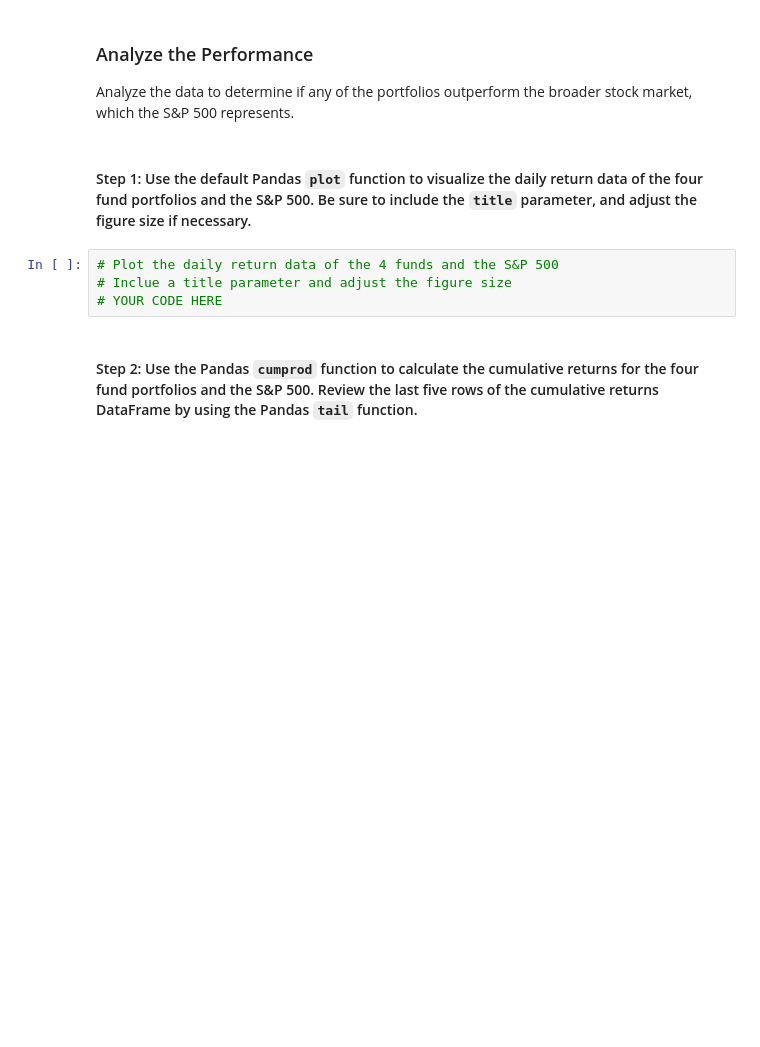
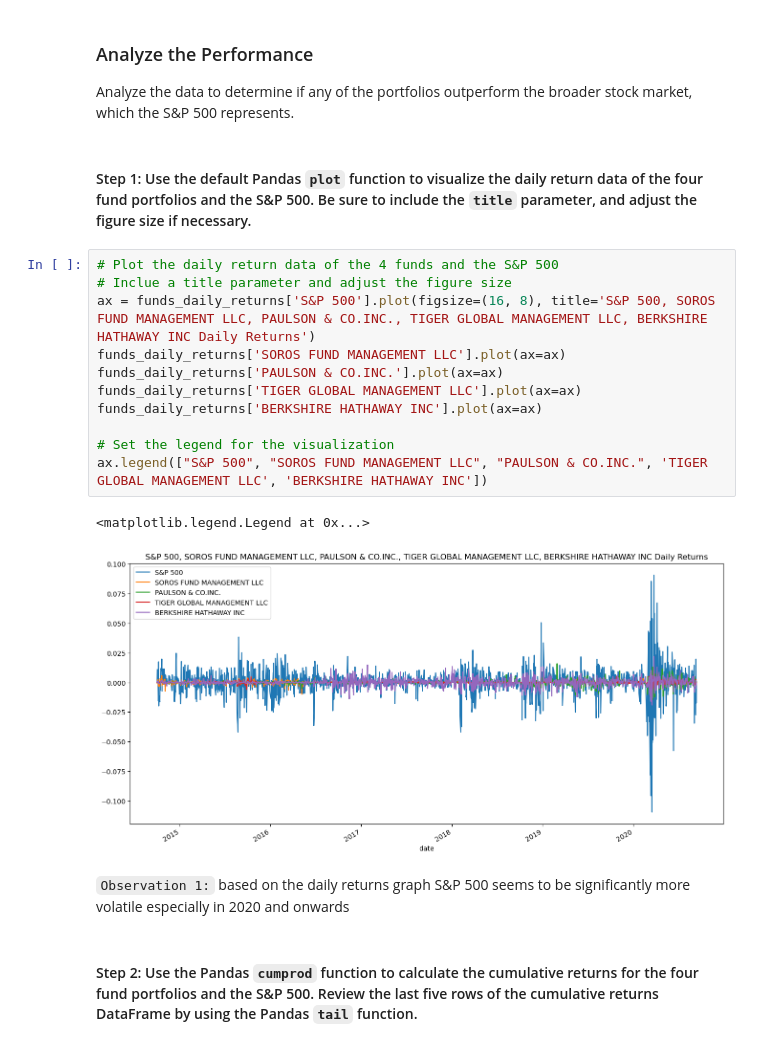
Before and after one commit to BorisDudkin/FinTech_Module4_Risk_Return_Analysis, a Jupyter notebook: risk_return_analysis.ipynb, the cells around one changed output. Cells and saved outputs as stored; diff of their text form; blank space fills up the shorter version.

Commit message:
cumulative returns and 1st vol estimates added to the Risk Return Analysis

````diff
--- a/risk_return_analysis.ipynb
+++ b/risk_return_analysis.ipynb
@@ -157,10 +157,22 @@ The analysis has several components: performance, volatility, risk, risk-return
 Analyze the data to determine if any of the portfolios outperform the broader stock market, which the S&P 500 represents.
 # %% [markdown]
 #### Step 1:  Use the default Pandas `plot` function to visualize the daily return data of the four fund portfolios and the S&P 500. Be sure to include the `title` parameter, and adjust the figure size if necessary.
-# %%
-# Plot the daily return data of the 4 funds and the S&P 500
-# Inclue a title parameter and adjust the figure size
-# YOUR CODE HERE
+# %%
+# Plot the daily return data of the 4 funds and the S&P 500
+# Inclue a title parameter and adjust the figure size
+ax = funds_daily_returns['S&P 500'].plot(figsize=(16, 8), title='S&P 500, SOROS FUND MANAGEMENT LLC, PAULSON & CO.INC., TIGER GLOBAL MANAGEMENT LLC, BERKSHIRE HATHAWAY INC Daily Returns')
+funds_daily_returns['SOROS FUND MANAGEMENT LLC'].plot(ax=ax)
+funds_daily_returns['PAULSON & CO.INC.'].plot(ax=ax)
+funds_daily_returns['TIGER GLOBAL MANAGEMENT LLC'].plot(ax=ax)
+funds_daily_returns['BERKSHIRE HATHAWAY INC'].plot(ax=ax)
+
+# Set the legend for the visualization
+ax.legend(["S&P 500", "SOROS FUND MANAGEMENT LLC", "PAULSON & CO.INC.", 'TIGER GLOBAL MANAGEMENT LLC', 'BERKSHIRE HATHAWAY INC'])
+# %% [output]
+<matplotlib.legend.Legend at 0x...>
+[figure, added]
+# %% [markdown]
+```Observation 1:``` based on the daily returns graph S&P 500 seems to be significantly more volatile especially in 2020 and onwards
 # %% [markdown]
 #### Step 2: Use the Pandas `cumprod` function to calculate the cumulative returns for the four fund portfolios and the S&P 500. Review the last five rows of the cumulative returns DataFrame by using the Pandas `tail` function.
 # %%
````
Also changed, not shown: parts of 6 cells of this notebook.
